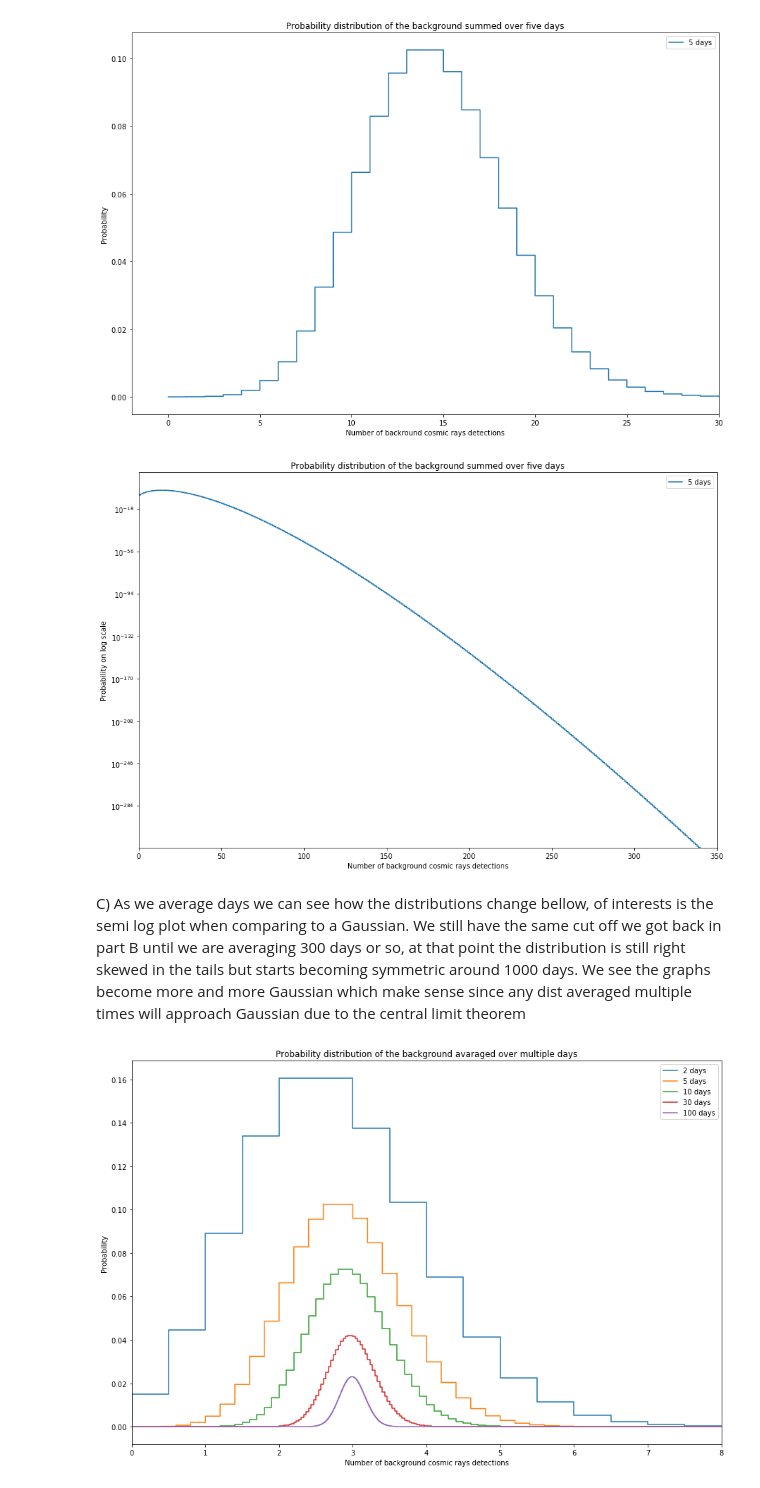
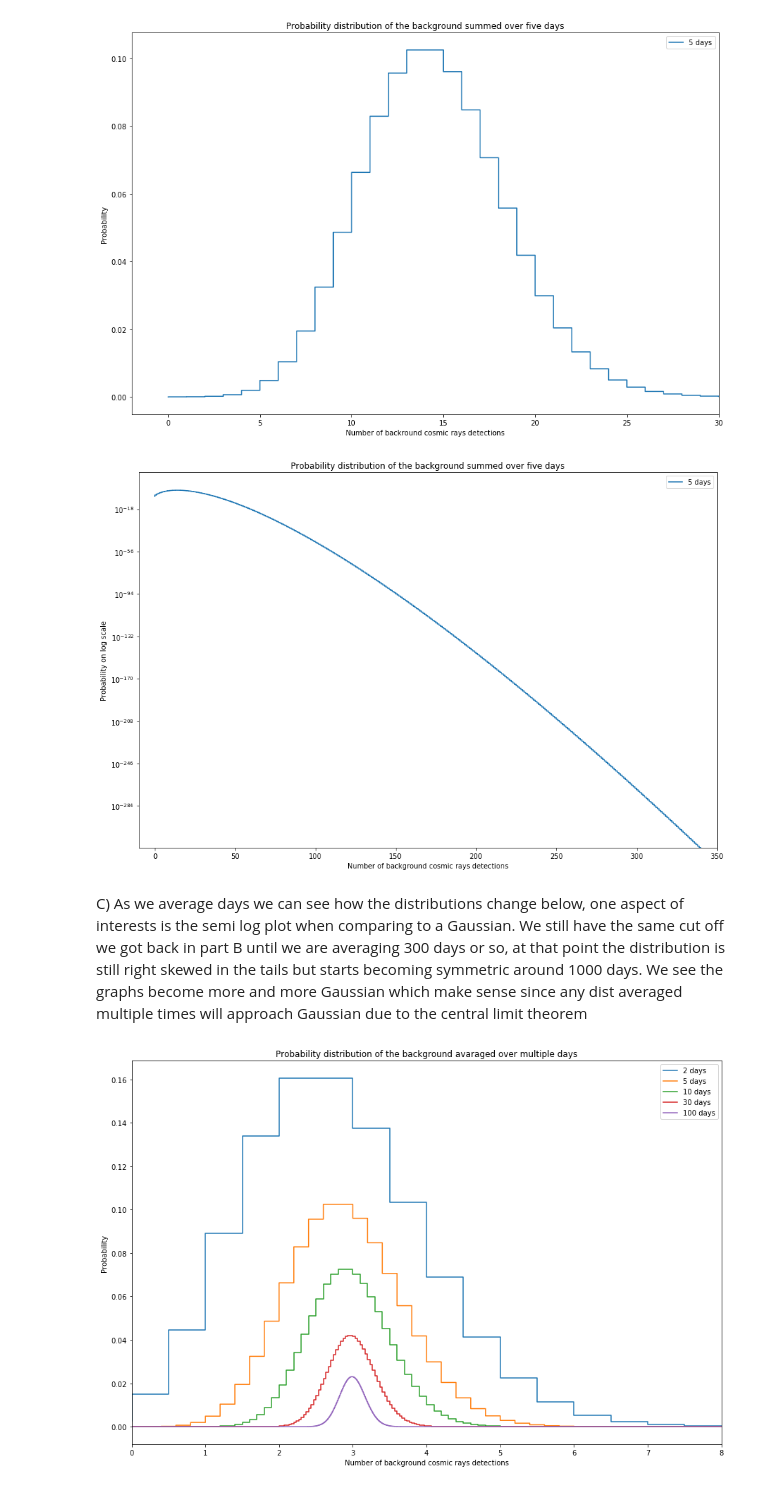
Before and after one commit to GammasBox/phys434Lab, a Jupyter notebook: Lab#2.ipynb, the cells around one changed output. Saved outputs shown, nothing was run; the diff lists cells and outputs as text; code cells hidden in the pictures.

```diff
--- a/Lab#2.ipynb
+++ b/Lab#2.ipynb
@@ -84,17 +86,17 @@ plt.show()
 # %%
 plt.matplotlib.pyplot.step((list(range(len(fiveDays)))),fiveDays, label ='5 days')
 plt.xlabel('Number of background cosmic rays detections')
 plt.ylabel('Probability on log scale')
 plt.title('Probability distribution of the background summed over five days')
 plt.legend()
 plt.yscale('log')
-plt.xlim([0,350])
+plt.xlim([-10,350])
 plt.show()
 # %% [output]
-[figure, old version]
+[figure, new version]
 # %% [markdown]
 C)
-As we average days we can see how the distributions change bellow, of interests is the semi log plot when comparing to a Gaussian. We still have the same cut off we got back in part B until we are averaging 300 days or so, at that point the distribution is still right skewed in the tails but starts becoming symmetric around 1000 days. We see the graphs become more and more Gaussian which make sense since any dist averaged multiple times will approach Gaussian due to the central limit theorem
+As we average days we can see how the distributions change below, one aspect of interests is the semi log plot when comparing to a Gaussian. We still have the same cut off we got back in part B until we are averaging 300 days or so, at that point the distribution is still right skewed in the tails but starts becoming symmetric around 1000 days. We see the graphs become more and more Gaussian which make sense since any dist averaged multiple times will approach Gaussian due to the central limit theorem
 # %%
 mu = 3
 #x=list(range(12))
```
Also changed, not shown: parts of 14 cells of this notebook, 1 other file.
